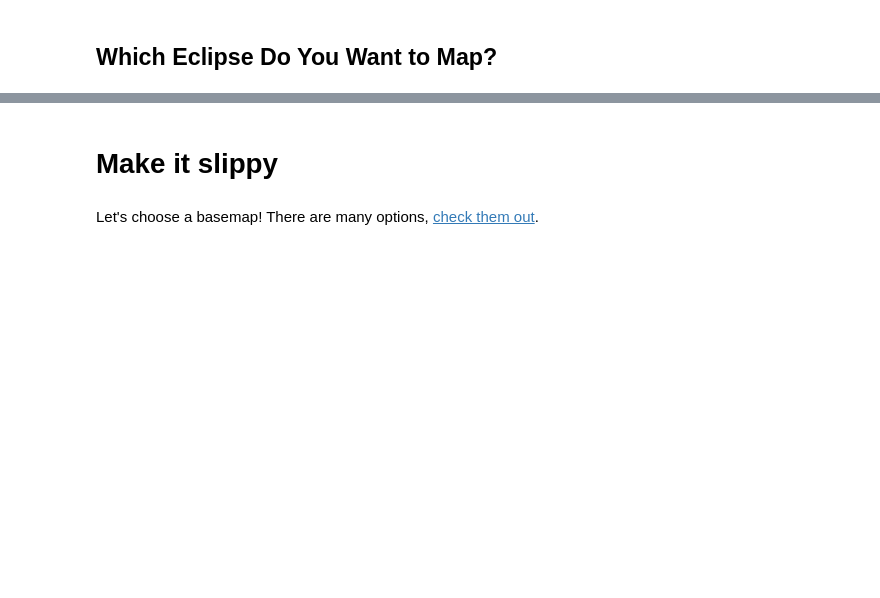
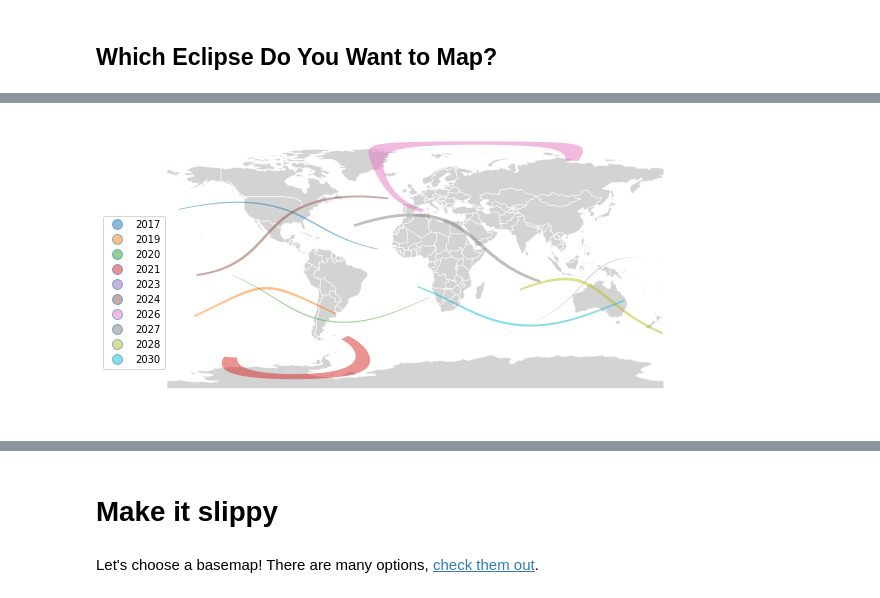
Before and after one commit to christyheaton/PyCon2018_GISTutorial, a Jupyter notebook: Notebook/02_Geopandas_Advanced.ipynb, the cells around one changed output, grey strips where cells are left out. Drawn from its saved outputs; the diff is of its cells as text; code cells hidden in the pictures; blank space fills up the shorter version.

```diff
--- a/Notebook/02_Geopandas_Advanced.ipynb
+++ b/Notebook/02_Geopandas_Advanced.ipynb
@@ -256,3 +295,11 @@ pop_eclipses = pd.merge(eclipses, eclipsepop, how='left', on=['Year'])
+# %%
+# And plot again
+ax = world.plot(color='lightgrey', linewidth=0.5, edgecolor='white', figsize=(15,5))
+eclipses.plot(ax=ax, cmap='tab10', categorical=True, alpha=0.5, column = "Year", legend=True)
+ax.axis('off')
+ax.get_legend().set_bbox_to_anchor((.05,.7))
+# %% [output]
+[figure, added]
 # %%
 # I'll pick the one from 2017, it was on my birthday after all.
 myeclipse = eclipses[(eclipses['Year'] == 2017)]
```
Also changed, not shown: parts of 38 cells of this notebook.
